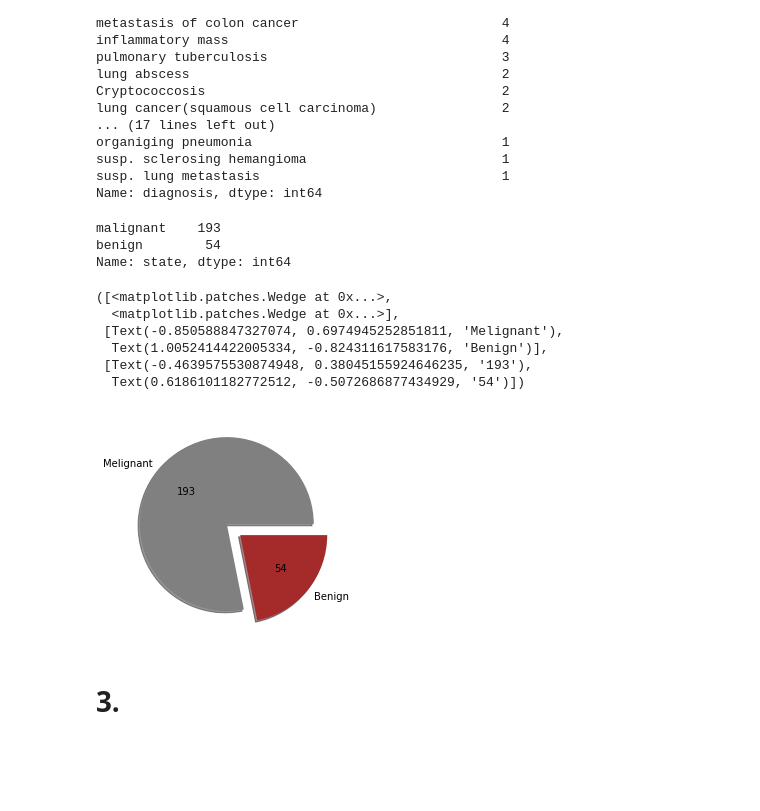
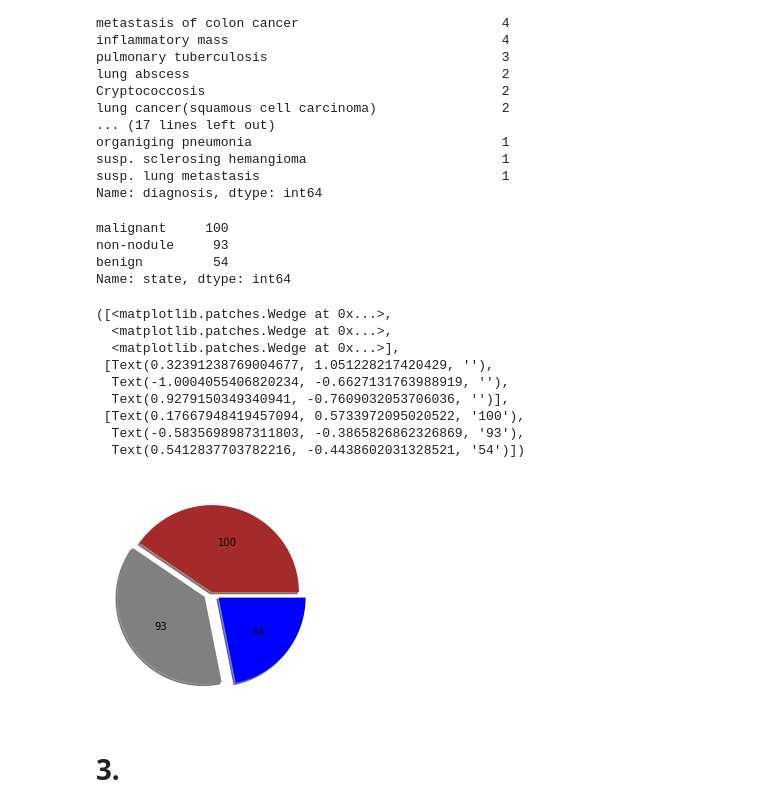
Before and after one commit to ZarrarHussain/Python-Repository, a Jupyter notebook: Assignment_1.ipynb, the cells around one changed output. Drawn from its saved outputs; the diff is of its cells as text; code cells hidden in the pictures; blank space fills up the shorter version.

```diff
--- a/Assignment_1.ipynb
+++ b/Assignment_1.ipynb
@@ -198,5 +198,3 @@ state        0
 position     0
 diagnosis    0
 dtype: int64
-# %%
-df.replace("non-nodule",np.nan, inplace=True)
@@ -223,2 +200,0 @@ s
-# %%
-df['state'].replace(np.nan,s,inplace=True)
@@ -316,22 +278,26 @@ values=df['state'].value_counts()
 # %%
 values
 # %% [output]
-malignant    193
-benign        54
+malignant     100
+non-nodule     93
+benign         54
 Name: state, dtype: int64
 # %%
-plt.pyplot.pie(df['state'].value_counts(),shadow=True,labels=['Melignant','Benign']
-              ,colors=['grey','brown']
+plt.pyplot.pie(df['state'].value_counts(),shadow=True,colors=['brown','grey','blue'],
+               explode=[0,0.1,0.1],
                #to get the number of patients instead of percentile figure in the piechart we do the following
-               ,autopct=lambda x: '{:.0f}'.format(x*values.sum()/100),explode=[0,0.2])
+               autopct=lambda x: '{:.0f}'.format(x*values.sum()/100),)
 # %% [output]
 ([<matplotlib.patches.Wedge at 0x...>,
+  <matplotlib.patches.Wedge at 0x...>,
   <matplotlib.patches.Wedge at 0x...>],
- [Text(-0.850588847327074, 0.6974945252851811, 'Melignant'),
-  Text(1.0052414422005334, -0.824311617583176, 'Benign')],
- [Text(-0.4639575530874948, 0.38045155924646235, '193'),
-  Text(0.6186101182772512, -0.5072686877434929, '54')])
+ [Text(0.32391238769004677, 1.051228217420429, ''),
+  Text(-1.0004055406820234, -0.6627131763988919, ''),
+  Text(0.9279150349340941, -0.7609032053706036, '')],
+ [Text(0.17667948419457094, 0.5733972095020522, '100'),
+  Text(-0.5835698987311803, -0.3865826862326869, '93'),
+  Text(0.5412837703782216, -0.4438602031328521, '54')])
-[figure, old version]
+[figure, new version]
 # %% [markdown]
 # 3.
 # %%
```
Also changed, not shown: parts of 5 cells of this notebook.
